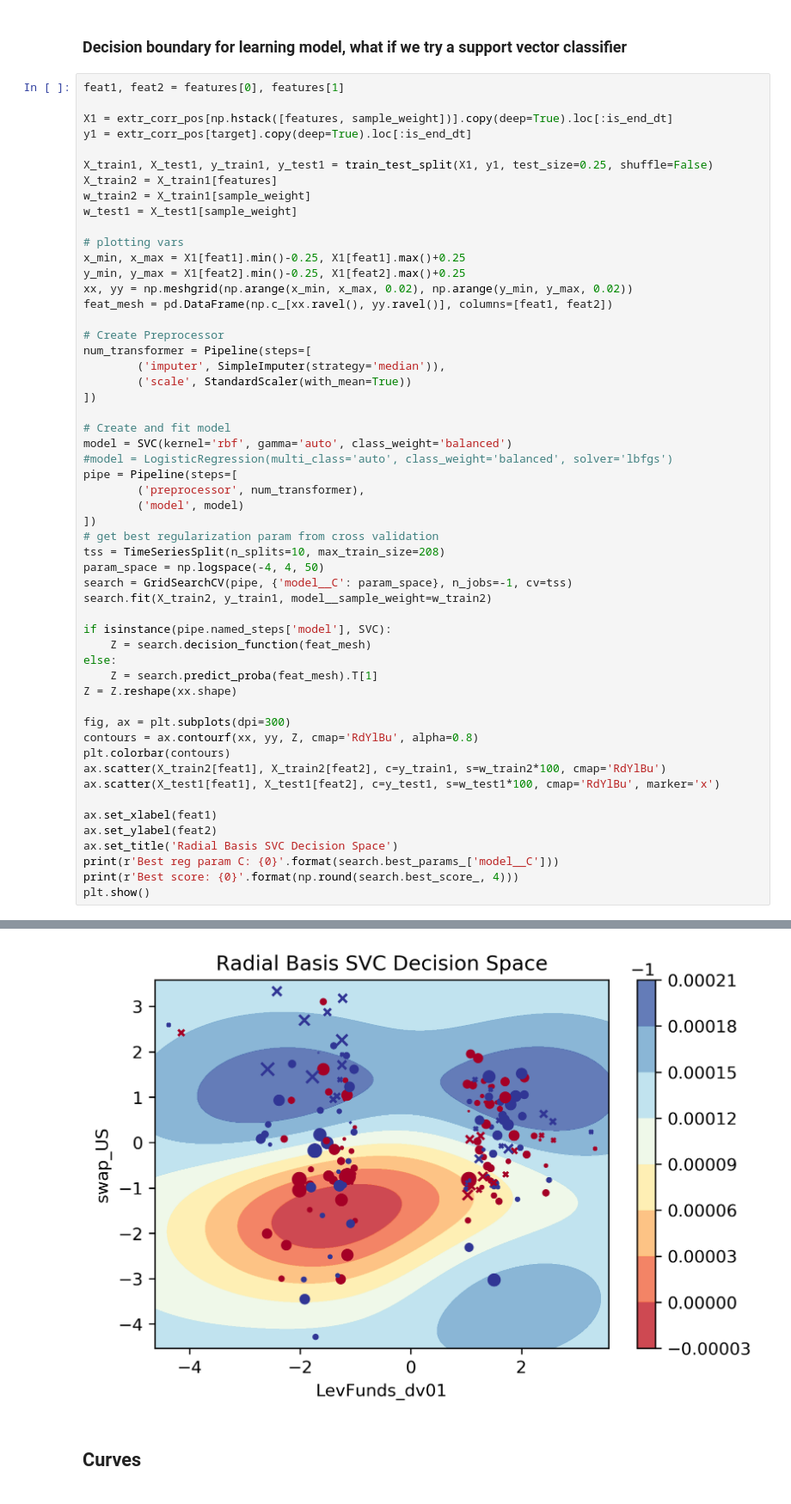
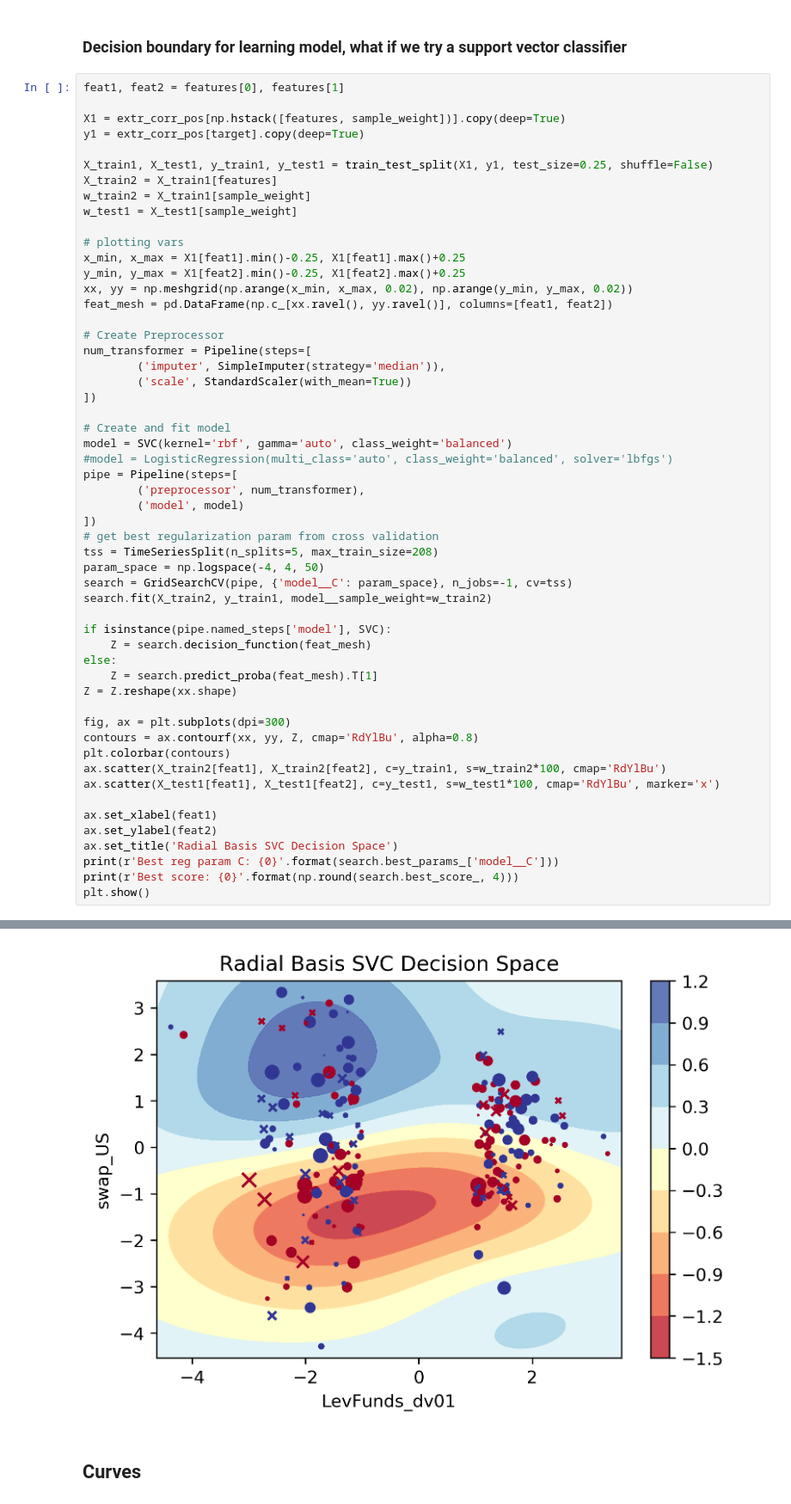
Before and after one commit to boneil33/FinML, a Jupyter notebook: MLFin/ExPtTest/sandbox-signals.ipynb, the cells around one changed output, grey strips where cells are left out. Shown at 86% size. Drawn from its saved outputs; the diff is of its cells as text.

```diff
--- a/MLFin/ExPtTest/sandbox-signals.ipynb
+++ b/MLFin/ExPtTest/sandbox-signals.ipynb
@@ -488,8 +488,8 @@ plot_subsq_rets(adj_ct_dfs, ct, feat_adj, filter_feat, windows, swaps=swaps, z_t
 # %%
 feat1, feat2 = features[0], features[1]
 
-X1 = extr_corr_pos[np.hstack([features, sample_weight])].copy(deep=True).loc[:is_end_dt]
-y1 = extr_corr_pos[target].copy(deep=True).loc[:is_end_dt]
+X1 = extr_corr_pos[np.hstack([features, sample_weight])].copy(deep=True)
+y1 = extr_corr_pos[target].copy(deep=True)
 
 X_train1, X_test1, y_train1, y_test1 = train_test_split(X1, y1, test_size=0.25, shuffle=False)
 X_train2 = X_train1[features]
@@ -516,7 +516,7 @@ pipe = Pipeline(steps=[
         ('model', model)
 ])
 # get best regularization param from cross validation
-tss = TimeSeriesSplit(n_splits=10, max_train_size=208)
+tss = TimeSeriesSplit(n_splits=5, max_train_size=208)
 param_space = np.logspace(-4, 4, 50)
 search = GridSearchCV(pipe, {'model__C': param_space}, n_jobs=-1, cv=tss)
 search.fit(X_train2, y_train1, model__sample_weight=w_train2)
@@ -545,4 +545,4 @@ Best score: 0.5182
-[figure, old version]
+[figure, new version]
 # %% [markdown]
 ## Curves
 # %%
```
Also changed, not shown: parts of 3 cells of this notebook, 7 other files.
